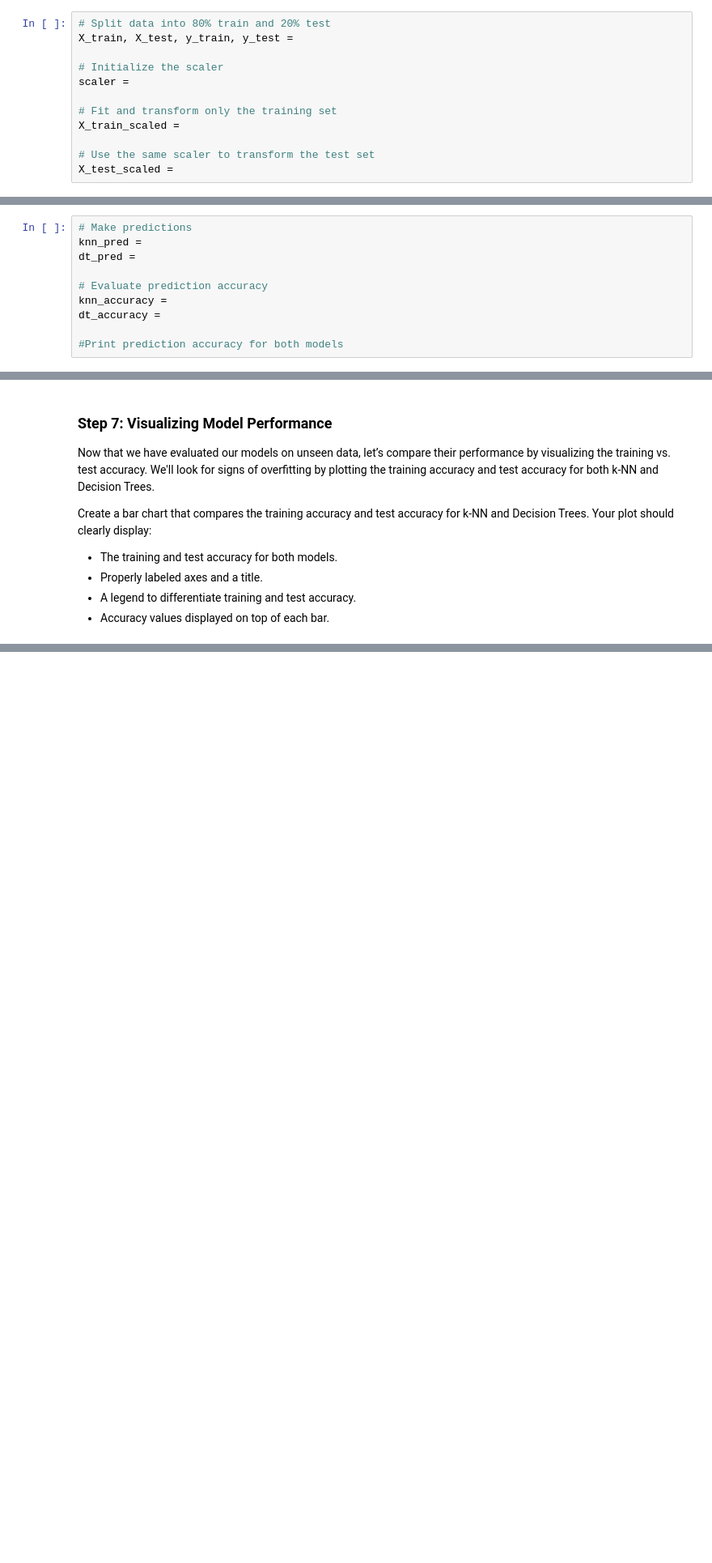
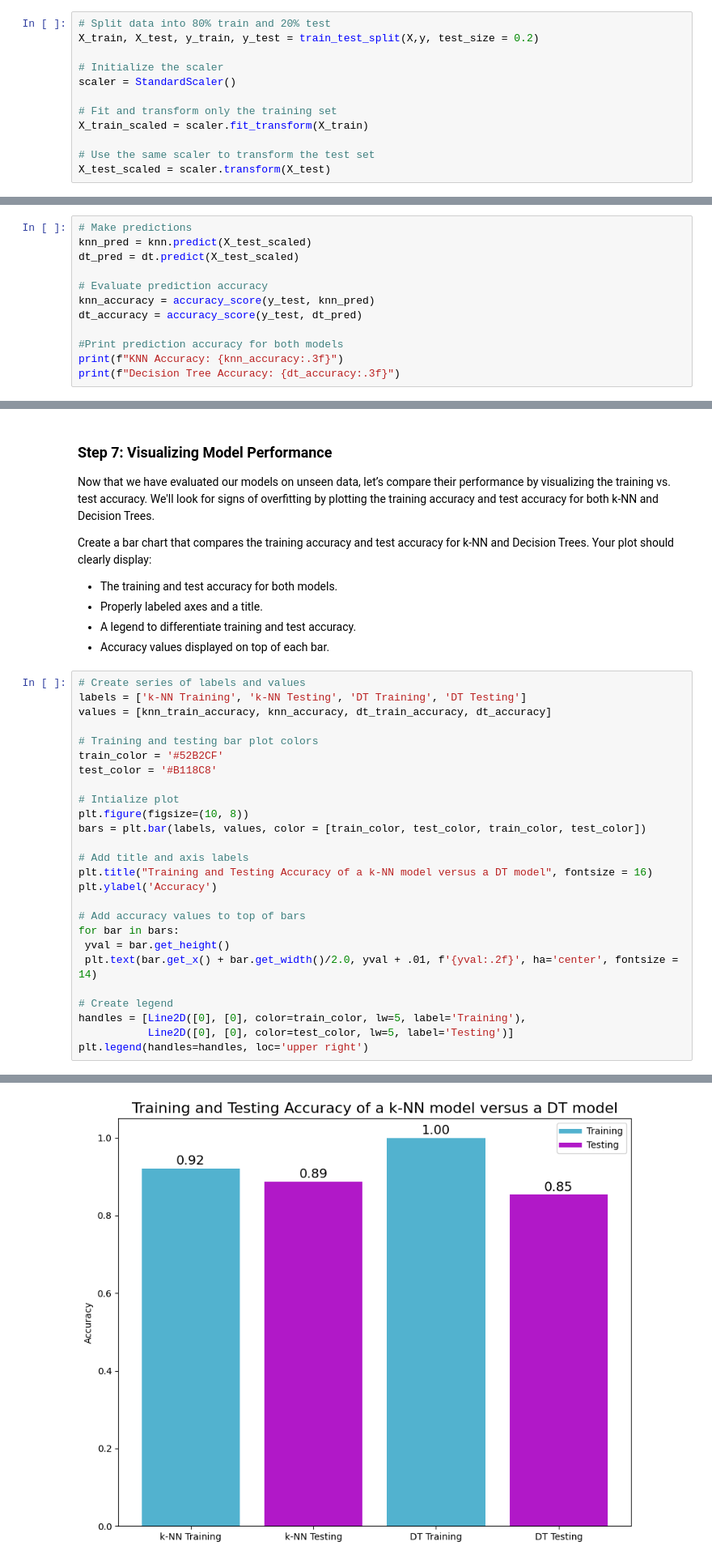
Before and after one commit to rfswick/EDS232-labs, a Jupyter notebook: Week4/lab4-spotify.ipynb, the cells around one changed output, grey strips where cells are left out. Shown at 81% size. Saved outputs shown, nothing was run; the diff lists cells and outputs as text; blank space fills up the shorter version.

```diff
--- a/Week4/lab4-spotify.ipynb
+++ b/Week4/lab4-spotify.ipynb
@@ -145,16 +170,16 @@ y_encoded =
 Good, now we'll do our data splitting and scaling.  Let's go with an 80/20 split this time.
 # %%
 # Split data into 80% train and 20% test
-X_train, X_test, y_train, y_test =
+X_train, X_test, y_train, y_test = train_test_split(X,y, test_size = 0.2)
 
 # Initialize the scaler
-scaler =
+scaler = StandardScaler()
 
 # Fit and transform only the training set
-X_train_scaled =
+X_train_scaled = scaler.fit_transform(X_train)
 
 # Use the same scaler to transform the test set
-X_test_scaled =
+X_test_scaled = scaler.transform(X_test)
 # %% [markdown]
 ### Step 5: Train the models
 OK, now it's time to build our models and assess the training accuracy. We'll use the default of k = 5 for the KNN model.
@@ -180,11 +211,13 @@ dt_train_accuracy =
 OK, now let's go ahead and predict on the test data to see how well our models do at predicting the genre of unseen tracks.
 # %%
 # Make predictions
-knn_pred =
-dt_pred =
+knn_pred = knn.predict(X_test_scaled)
+dt_pred = dt.predict(X_test_scaled)
 
 # Evaluate prediction accuracy
-knn_accuracy =
-dt_accuracy =
+knn_accuracy = accuracy_score(y_test, knn_pred)
+dt_accuracy = accuracy_score(y_test, dt_pred)
 
 #Print prediction accuracy for both models
+print(f"KNN Accuracy: {knn_accuracy:.3f}")
+print(f"Decision Tree Accuracy: {dt_accuracy:.3f}")
@@ -198,3 +234,30 @@ Create a bar chart that compares the training accuracy and test accuracy for k-N
 - Properly labeled axes and a title.
 - A legend to differentiate training and test accuracy.
 - Accuracy values displayed on top of each bar.
+# %%
+# Create series of labels and values
+labels = ['k-NN Training', 'k-NN Testing', 'DT Training', 'DT Testing']
+values = [knn_train_accuracy, knn_accuracy, dt_train_accuracy, dt_accuracy]
+
+# Training and testing bar plot colors
+train_color = '#52B2CF'
+test_color = '#B118C8'
+
+# Intialize plot
+plt.figure(figsize=(10, 8))
+bars = plt.bar(labels, values, color = [train_color, test_color, train_color, test_color])
+
+# Add title and axis labels
+plt.title("Training and Testing Accuracy of a k-NN model versus a DT model", fontsize = 16)
+plt.ylabel('Accuracy')
+
+# Add accuracy values to top of bars
+for bar in bars:
+ yval = bar.get_height()
+ plt.text(bar.get_x() + bar.get_width()/2.0, yval + .01, f'{yval:.2f}', ha='center', fontsize = 14)
+
+# Create legend
+handles = [Line2D([0], [0], color=train_color, lw=5, label='Training'),
+           Line2D([0], [0], color=test_color, lw=5, label='Testing')]
+plt.legend(handles=handles, loc='upper right')
+# %% [output]
@@ -201,3 +265,4 @@ Create a bar chart that compares the training accuracy and test accuracy for k-N
+[figure, added]
 # %% [markdown]
 Which model does a better job of generalizing to unseen data? How do you know?
 Does it appear that either of the models are overfitting? Why?
```
Also changed, not shown: parts of 18 cells of this notebook, 1 other file.
